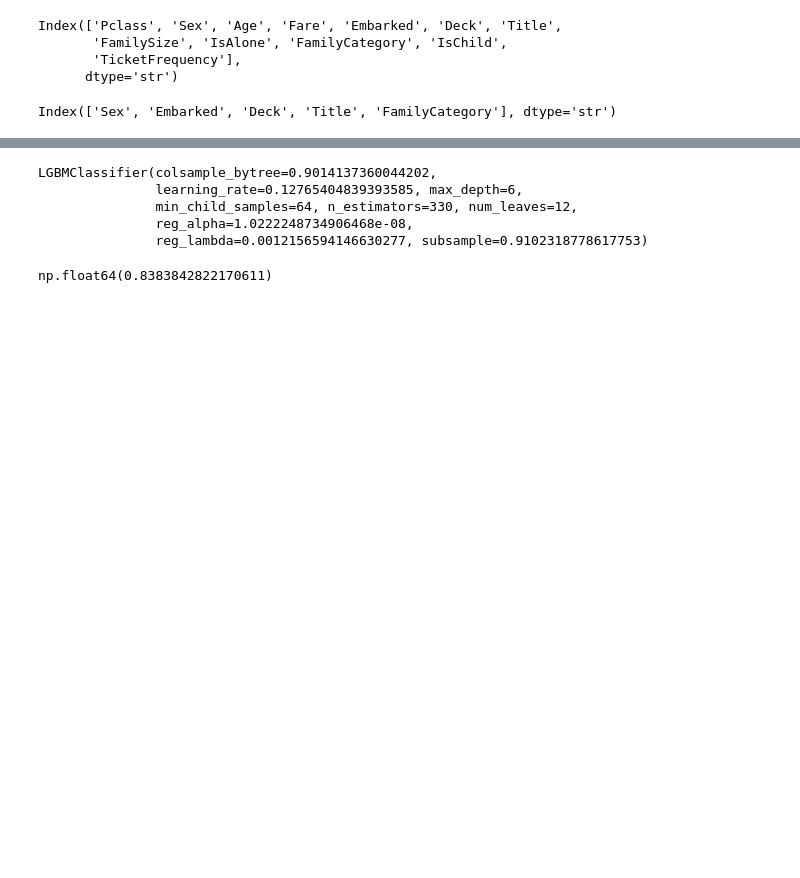
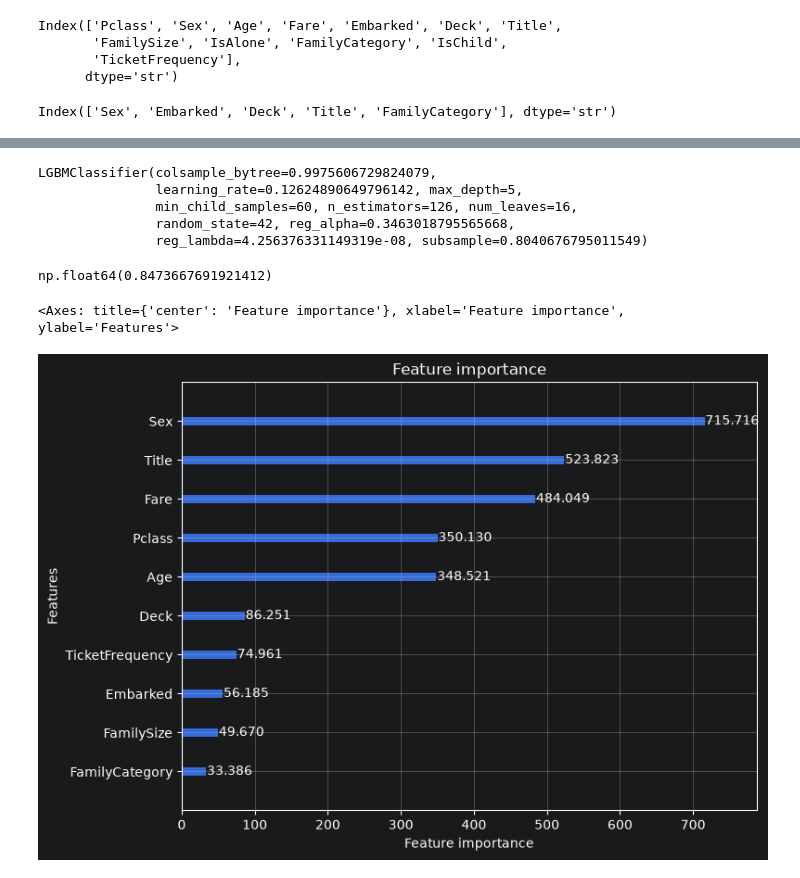
Before and after one commit to SirHelpMePlease/Kaggle_Titanic, a Jupyter notebook: Models.ipynb, the cells around one changed output, grey strips where cells are left out. Drawn from its saved outputs; the diff is of its cells as text; code cells hidden in the pictures; blank space fills up the shorter version.

```diff
--- a/Models.ipynb
+++ b/Models.ipynb
@@ -150,0 +240,5 @@ submission_baseline.to_csv("submission_baseline.csv", index=False)
+# %%
+Logis_Regr_2 = Pipeline([
+    ("preprocessor", preprocessor_sm),
+    ("classifier", LogisticRegression())
+])
@@ -150,0 +249,2 @@ submission_baseline.to_csv("submission_baseline.csv", index=False)
+# %%
+Logis_Regr_2.fit(X_logistic_sm, y)
@@ -208,11 +331,11 @@ def objective(trial):
 # %%
 study = optuna.create_study(
     direction="maximize",
-    study_name="titanic_lgbm_v2",
+    study_name="titanic_lgbm_v3",
     storage='sqlite:///optuna_lgbm.db',
     load_if_exists=True,
 )
-study.optimize(objective, n_trials=50)
+study.optimize(objective, n_trials=75)
 
 print("Best params:", study.best_params)
 print("Best score:", study.best_value)
@@ -253,15 +362,21 @@ study.trials_dataframe().sort_values('value', ascending=False).head(10)
 # %%
-best_model_lgbm = lgb.LGBMClassifier(**study.best_params)
+final_n_estimators = int(study.best_trial.user_attrs["avg_best_iteration"])
+best_model_lgbm = lgb.LGBMClassifier(**{**study.best_params, "n_estimators": final_n_estimators}, random_state=42)
 best_model_lgbm.fit(X_tree, y)
 # %% [output]
-LGBMClassifier(colsample_bytree=0.9014137360044202,
-               learning_rate=0.12765404839393585, max_depth=6,
-               min_child_samples=64, n_estimators=330, num_leaves=12,
-               reg_alpha=1.0222248734906468e-08,
-               reg_lambda=0.0012156594146630277, subsample=0.9102318778617753)
+LGBMClassifier(colsample_bytree=0.9975606729824079,
+               learning_rate=0.12624890649796142, max_depth=5,
+               min_child_samples=60, n_estimators=126, num_leaves=16,
+               random_state=42, reg_alpha=0.3463018795565668,
+               reg_lambda=4.256376331149319e-08, subsample=0.8040676795011549)
 # %%
-cross_val_score(best_model_lgbm, X_tree, y, scoring="accuracy").mean()
+cross_val_score(best_model_lgbm, X_tree, y, scoring="accuracy", cv = StratifiedKFold(n_splits=5, shuffle=True, random_state=42)).mean()
 # %% [output]
-np.float64(0.8383842822170611)
+np.float64(0.8473667691921412)
+# %%
+lgb.plot_importance(best_model_lgbm, importance_type='gain', figsize=(8,6))
+# %% [output]
+<Axes: title={'center': 'Feature importance'}, xlabel='Feature importance', ylabel='Features'>
+[figure, added]
 # %%
 submission_lgbm = submission(best_model_lgbm, X_tree_test)
```
Also changed, not shown: parts of 16 cells of this notebook, 1 other file.
